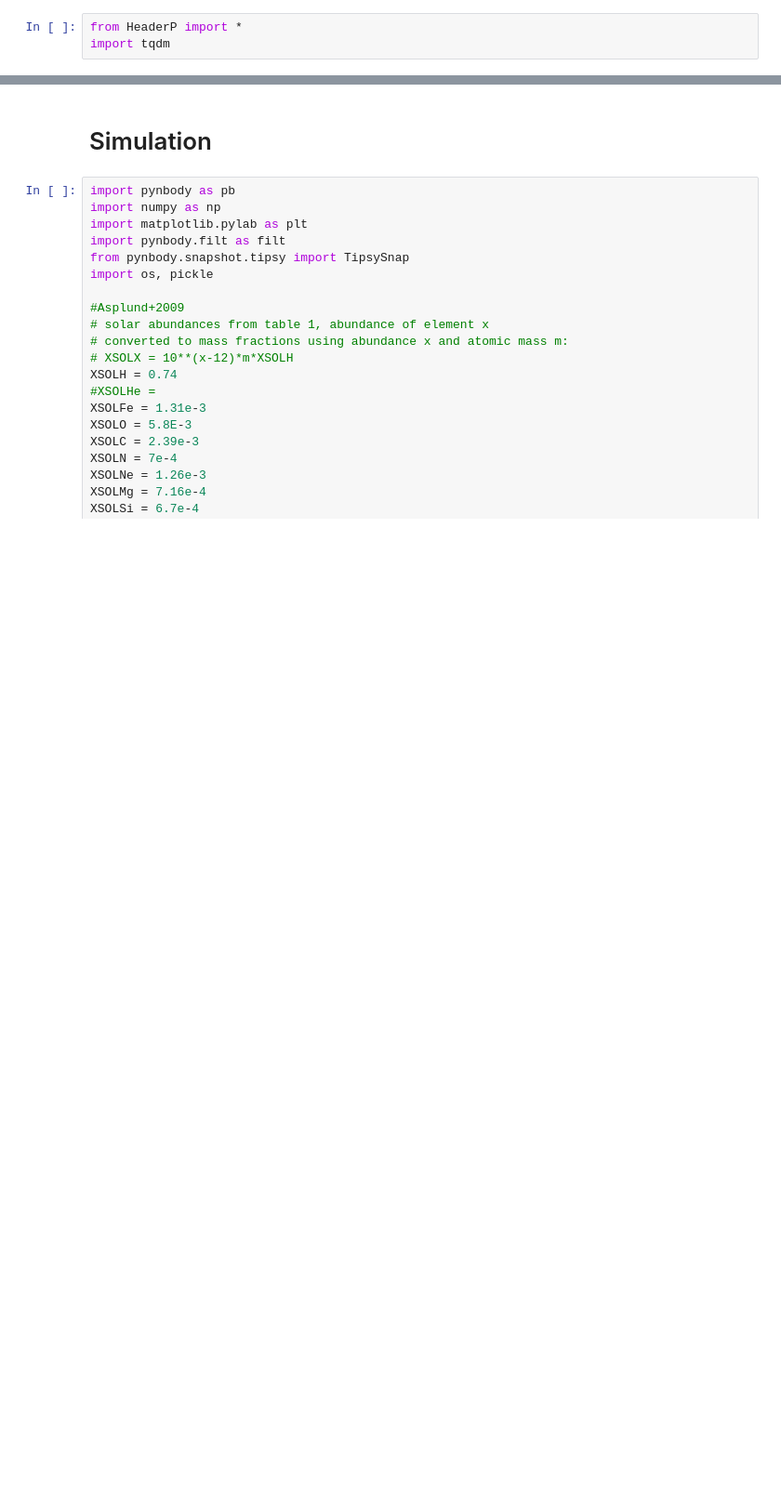
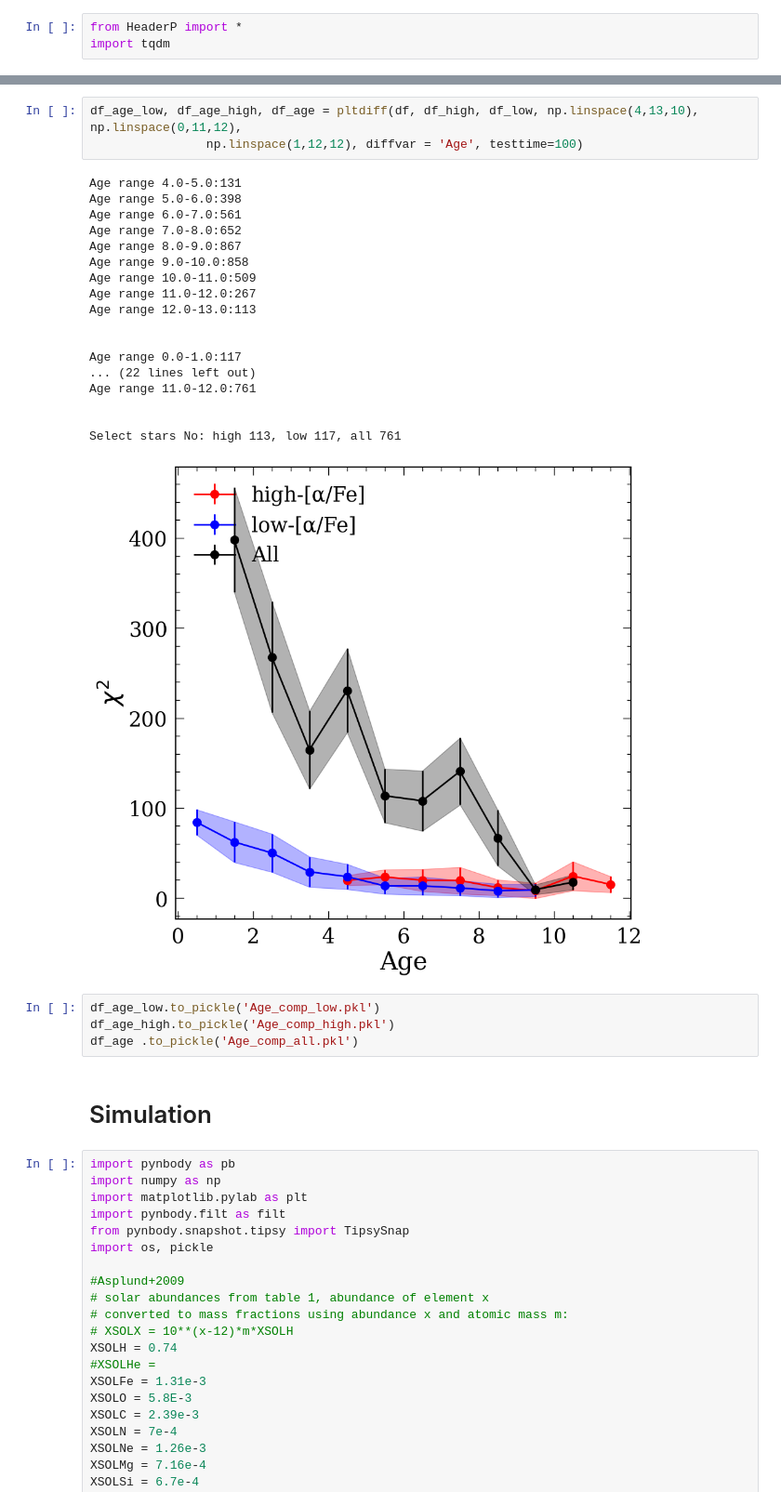
Before and after one commit to lyx12311/InnerOuterHighLow, a Jupyter notebook: HighLow.ipynb, the cells around one changed output, grey strips where cells are left out. Shown at 93% size. Saved outputs shown, nothing was run; the diff lists cells and outputs as text; blank space fills up the shorter version.

```diff
--- a/HighLow.ipynb
+++ b/HighLow.ipynb
@@ -356,3 +732,29 @@ Text(0, 0.5, '$χ^2$')
+# %%
+df_age_low, df_age_high, df_age = pltdiff(df, df_high, df_low, np.linspace(4,13,10), np.linspace(0,11,12),
+                np.linspace(1,12,12), diffvar = 'Age', testtime=100)
+# %% [output]
+Age range 4.0-5.0:131
+Age range 5.0-6.0:398
+Age range 6.0-7.0:561
+Age range 7.0-8.0:652
+Age range 8.0-9.0:867
+Age range 9.0-10.0:858
+Age range 10.0-11.0:509
+Age range 11.0-12.0:267
+Age range 12.0-13.0:113
+
+
+Age range 0.0-1.0:117
+... (22 lines left out)
+Age range 11.0-12.0:761
+
+
+Select stars No: high 113, low 117, all 761
+[figure, added]
+# %%
+df_age_low.to_pickle('Age_comp_low.pkl')
+df_age_high.to_pickle('Age_comp_high.pkl')
+df_age .to_pickle('Age_comp_all.pkl')
 # %% [markdown]
 # Simulation
 # %%
```
Also changed, not shown: parts of 49 cells of this notebook.
